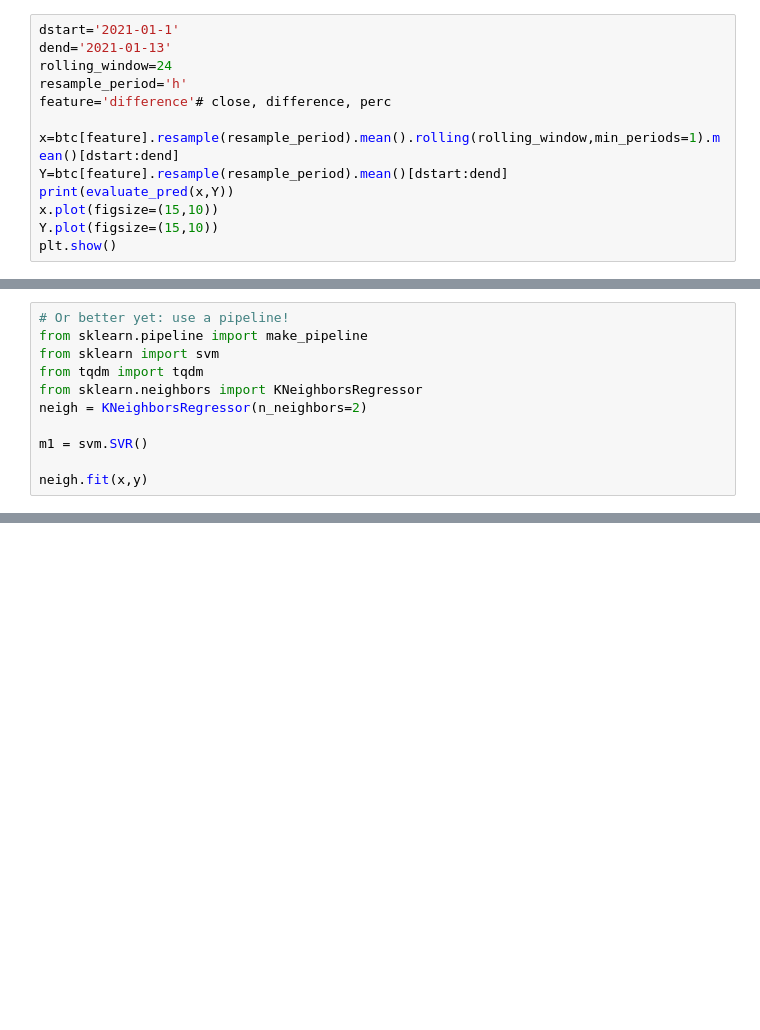
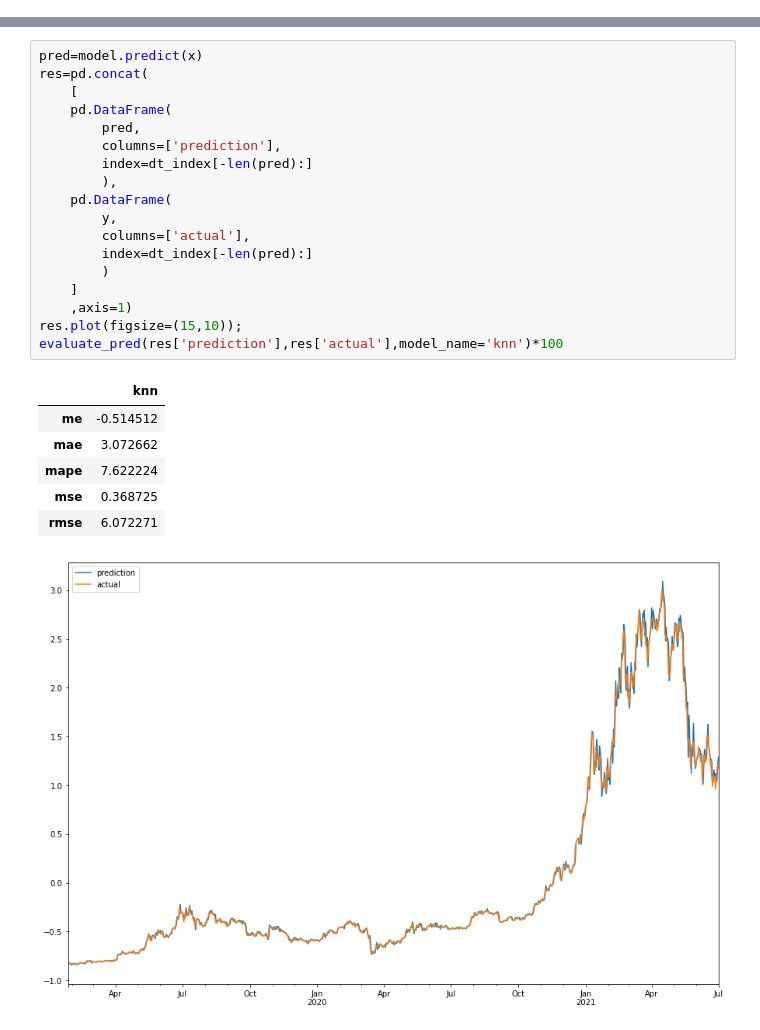
Before and after one commit to VeniJeen/CryptoSent, a Jupyter notebook: Predictions/ML/ml101.ipynb, the cells around one changed output, grey strips where cells are left out. Drawn from its saved outputs; the diff is of its cells as text; blank space fills up the shorter version.

```diff
--- a/Predictions/ML/ml101.ipynb
+++ b/Predictions/ML/ml101.ipynb
@@ -57,13 +0,0 @@ btc=btc.dropna()
-# %%
-dstart='2021-01-1'
-dend='2021-01-13'
-rolling_window=24
-resample_period='h'
-feature='difference'# close, difference, perc
-
-x=btc[feature].resample(resample_period).mean().rolling(rolling_window,min_periods=1).mean()[dstart:dend]
-Y=btc[feature].resample(resample_period).mean()[dstart:dend]
-print(evaluate_pred(x,Y))
-x.plot(figsize=(15,10))
-Y.plot(figsize=(15,10))
-plt.show()
@@ -107,11 +0,0 @@ x.shape
-# %%
-# Or better yet: use a pipeline!
-from sklearn.pipeline import make_pipeline
-from sklearn import svm
-from tqdm import tqdm
-from sklearn.neighbors import KNeighborsRegressor
-neigh = KNeighborsRegressor(n_neighbors=2)
-
-m1 = svm.SVR()
-
-neigh.fit(x,y)
@@ -175,0 +245,26 @@ evaluate_pred(x1[0],y1)
+# %%
+pred=model.predict(x)
+res=pd.concat(
+    [
+    pd.DataFrame(
+        pred,
+        columns=['prediction'],
+        index=dt_index[-len(pred):]
+        ),
+    pd.DataFrame(
+        y,
+        columns=['actual'],
+        index=dt_index[-len(pred):]
+        )
+    ]
+    ,axis=1)
+res.plot(figsize=(15,10));
+evaluate_pred(res['prediction'],res['actual'],model_name='knn')*100
+# %% [output]
+|  | knn |
+| me | -0.514512 |
+| mae | 3.072662 |
+| mape | 7.622224 |
+| mse | 0.368725 |
+| rmse | 6.072271 |
+[figure, added]
```
Also changed, not shown: parts of 39 cells of this notebook, 17 other files.
